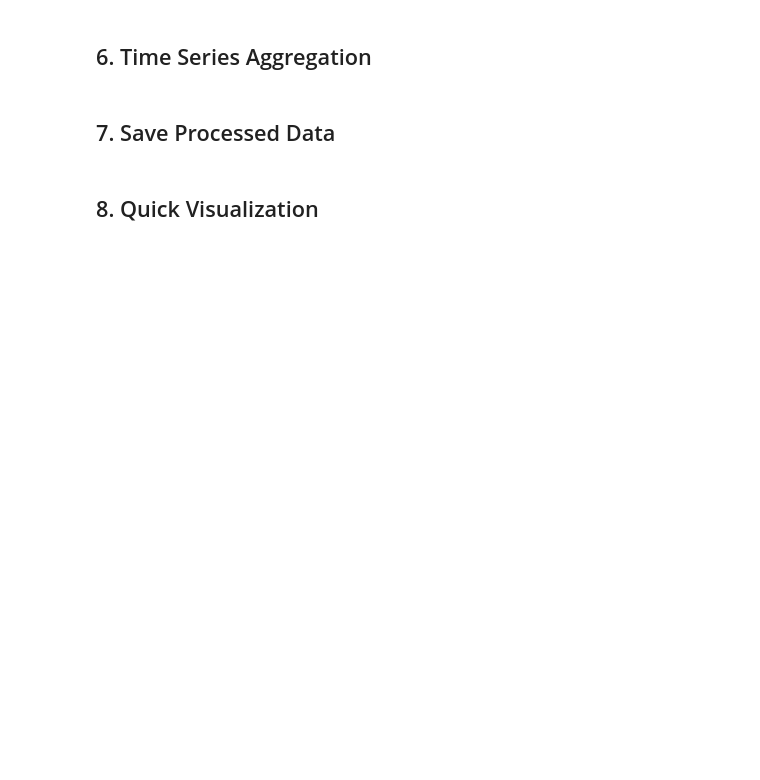
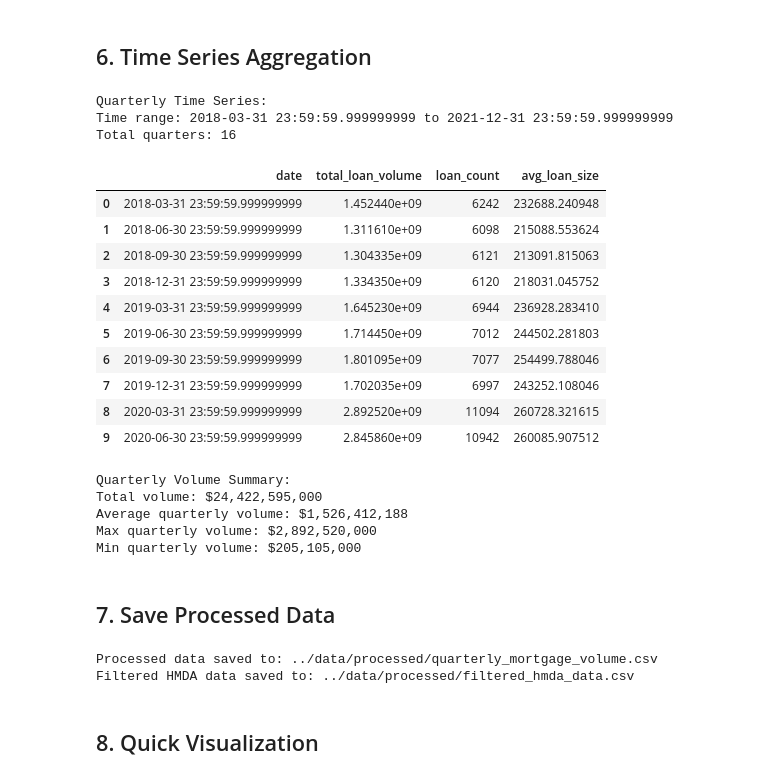
Before and after one commit to 2Pure1/mortgage-forecasting, a Jupyter notebook: notebooks/01_data_wrangling.ipynb, the cells around one changed output. Drawn from its saved outputs; the diff is of its cells as text; code cells hidden in the pictures; blank space fills up the shorter version.

```diff
--- a/notebooks/01_data_wrangling.ipynb
+++ b/notebooks/01_data_wrangling.ipynb
@@ -31,13 +36,13 @@ print(f"Years: {config['data']['hmda_years']}")
 # %%
 def load_hmda_year(year):
     """Load HMDA data for a specific year"""
-    file_path = Path(f"../data/raw/hmda_{year}.csv")
+    file_path = Path(f"../data/raw/{year}_msamd_35380.csv")
 
     if not file_path.exists():
         print(f"File not found: {file_path}")
         return None
 
-    print(f"Loading HMDA {year}...")
+    print(f"Loading MSAMD {year}...")
 
     # Read with optimized dtypes
     dtype_dict = {
@@ -200,7 +284,7 @@ def create_quarterly_series(df):
 
     # Create quarter mapping
     quarter_dates = []
-    for year in df_agg['as_of_year'].unique():
+    for year in df_agg['activity_year'].unique():
         for quarter in [1, 2, 3, 4]:
             if quarter == 1:
                 date = f"{year}-03-31"
@@ -216,7 +300,7 @@ def create_quarterly_series(df):
     # In practice, you might have actual application dates
     np.random.seed(42)  # for reproducibility
     df_agg['quarter_date'] = pd.to_datetime(
-        df_agg['as_of_year'].astype(str) +
+        df_agg['activity_year'].astype(str) +
         '-Q' +
         pd.Series(np.random.choice([1, 2, 3, 4], len(df_agg))).astype(str)
     ).dt.to_period('Q').dt.end_time
@@ -234,33 +318,53 @@ def create_quarterly_series(df):
     # Create complete time series
     start_date = quarterly['date'].min()
     end_date = quarterly['date'].max()
     all_quarters = pd.date_range(start=start_date, end=end_date, freq='Q')
 
     complete_series = pd.DataFrame({'date': all_quarters})
     complete_series = complete_series.merge(quarterly, on='date', how='left')
 
     # Fill missing values with 0 (assuming no loans in that quarter)
     complete_series['total_loan_volume'] = complete_series['total_loan_volume'].fillna(0)
     complete_series['loan_count'] = complete_series['loan_count'].fillna(0)
 
     return complete_series
 
 # Create quarterly time series
 if not hmda_filtered.empty:
     quarterly_series = create_quarterly_series(hmda_filtered)
 
     print("Quarterly Time Series:")
     print(f"Time range: {quarterly_series['date'].min()} to {quarterly_series['date'].max()}")
     print(f"Total quarters: {len(quarterly_series)}")
 
     display(quarterly_series.head(10))
 
     # Summary statistics
     print("\nQuarterly Volume Summary:")
     print(f"Total volume: ${quarterly_series['total_loan_volume'].sum():,.0f}")
     print(f"Average quarterly volume: ${quarterly_series['total_loan_volume'].mean():,.0f}")
     print(f"Max quarterly volume: ${quarterly_series['total_loan_volume'].max():,.0f}")
     print(f"Min quarterly volume: ${quarterly_series['total_loan_volume'].min():,.0f}")
+# %% [output]
+Quarterly Time Series:
+Time range: 2018-03-31 23:59:59.999999999 to 2021-12-31 23:59:59.999999999
+Total quarters: 16
+|  | date | total_loan_volume | loan_count | avg_loan_size |
+| 0 | 2018-03-31 23:59:59.999999999 | 1.452440e+09 | 6242 | 232688.240948 |
+| 1 | 2018-06-30 23:59:59.999999999 | 1.311610e+09 | 6098 | 215088.553624 |
+| 2 | 2018-09-30 23:59:59.999999999 | 1.304335e+09 | 6121 | 213091.815063 |
+| 3 | 2018-12-31 23:59:59.999999999 | 1.334350e+09 | 6120 | 218031.045752 |
+| 4 | 2019-03-31 23:59:59.999999999 | 1.645230e+09 | 6944 | 236928.283410 |
+| 5 | 2019-06-30 23:59:59.999999999 | 1.714450e+09 | 7012 | 244502.281803 |
+| 6 | 2019-09-30 23:59:59.999999999 | 1.801095e+09 | 7077 | 254499.788046 |
+| 7 | 2019-12-31 23:59:59.999999999 | 1.702035e+09 | 6997 | 243252.108046 |
+| 8 | 2020-03-31 23:59:59.999999999 | 2.892520e+09 | 11094 | 260728.321615 |
+| 9 | 2020-06-30 23:59:59.999999999 | 2.845860e+09 | 10942 | 260085.907512 |
+Quarterly Volume Summary:
+Total volume: $24,422,595,000
+Average quarterly volume: $1,526,412,188
+Max quarterly volume: $2,892,520,000
+Min quarterly volume: $205,105,000
 # %% [markdown]
 ## 7. Save Processed Data
 # %%
@@ -276,6 +380,9 @@ if not quarterly_series.empty:
     filtered_path = Path("../data/processed/filtered_hmda_data.csv")
     hmda_filtered.to_csv(filtered_path, index=False)
     print(f"Filtered HMDA data saved to: {filtered_path}")
+# %% [output]
+Processed data saved to: ../data/processed/quarterly_mortgage_volume.csv
+Filtered HMDA data saved to: ../data/processed/filtered_hmda_data.csv
 # %% [markdown]
 ## 8. Quick Visualization
 # %%
```
Also changed, not shown: parts of 7 cells of this notebook, 18 other files.
